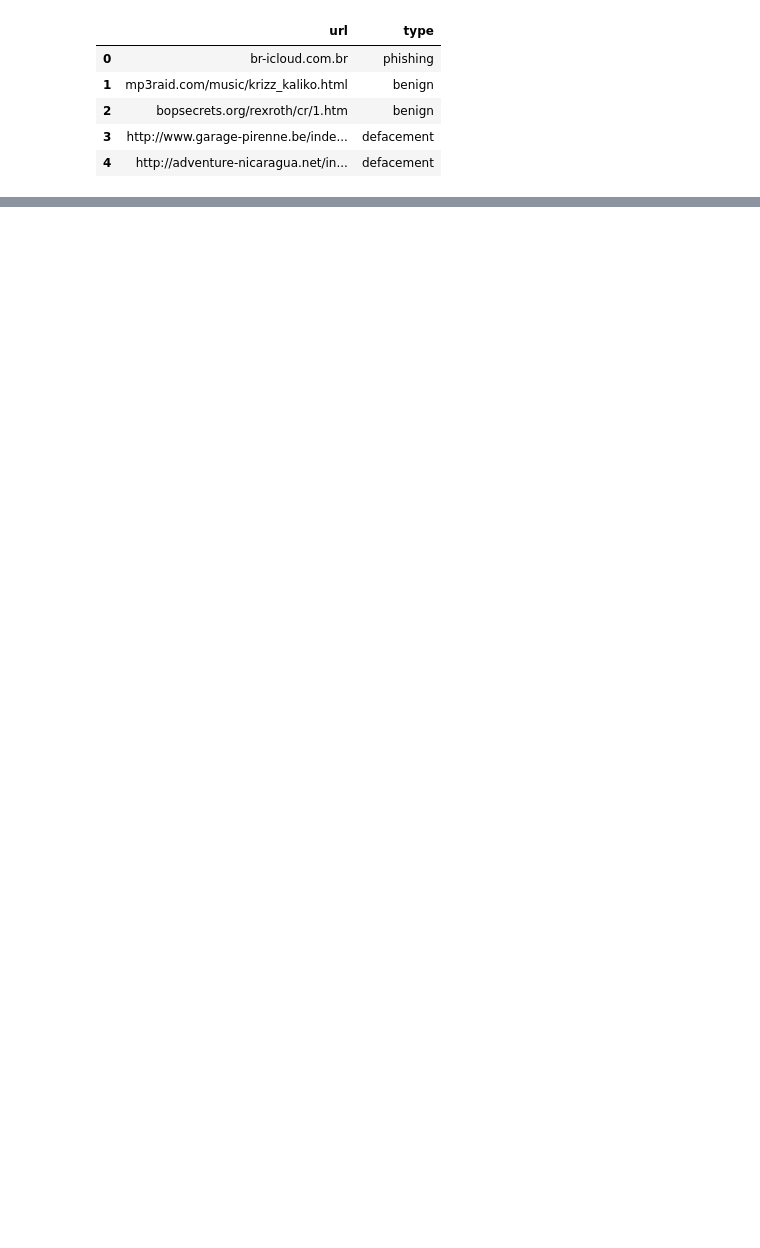
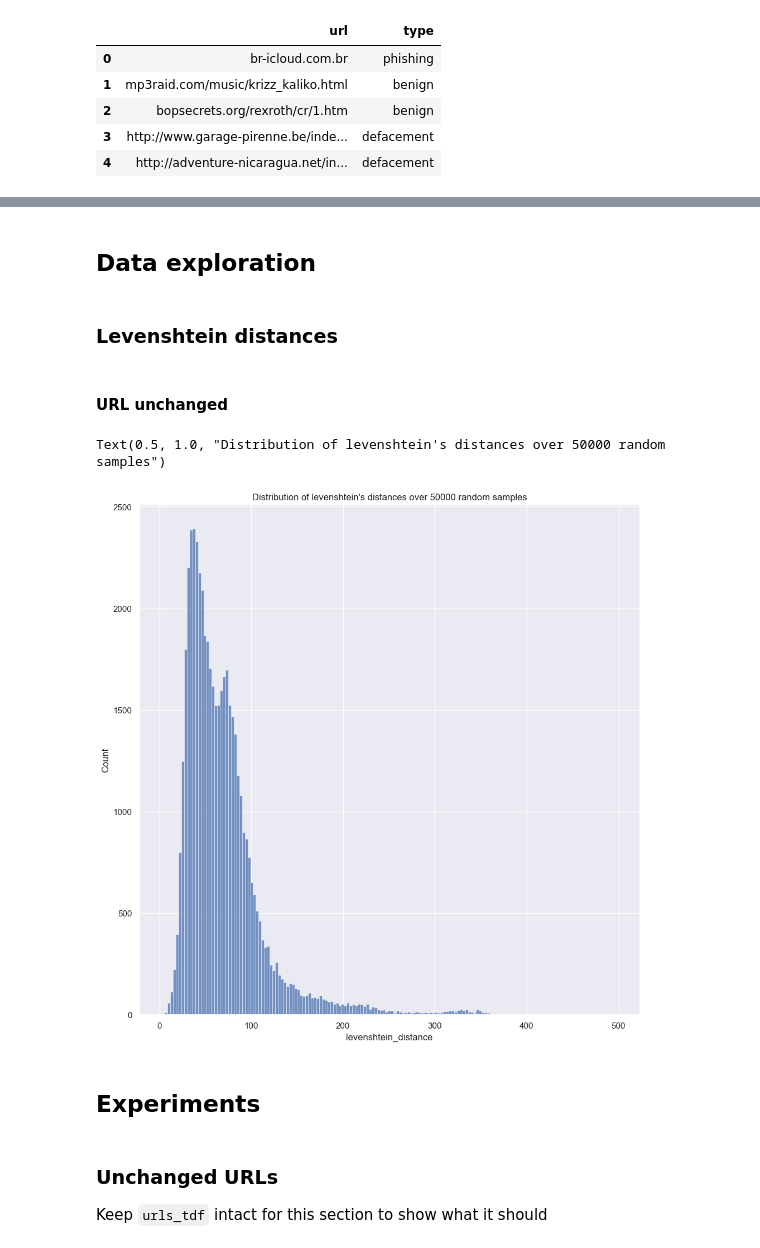
Before and after one commit to Kairixir/URL-domain-name-clustering, a Jupyter notebook: bachelor_thesis.ipynb, the cells around one changed output, grey strips where cells are left out. Cells and saved outputs as stored; diff of their text form; code cells hidden in the pictures; blank space fills up the shorter version.

Commit message:
feat: explore levenshtein distance; try sklearn trick for string clustering
The trick https://scikit-learn.org/0.16/faq.html\#how-do-i-deal-with-string-data-or-trees-graphs

```diff
--- a/bachelor_thesis.ipynb
+++ b/bachelor_thesis.ipynb
@@ -10,5 +43,9 @@ sns.set()
 # %%
-urls_df = pd.read_csv("datasets/kaggle_siddharta_malicious_benign.csv", delimiter=",")
+urls_df = pd.read_csv(
+    "datasets/kaggle_siddharta_malicious_benign.csv",
+    delimiter=",",
+    dtype={"url": "string"},
+)
 
 urls_df.head()
 # %% [output]
@@ -61,0 +81,40 @@ urls_tdf
+# %% [markdown]
+## Data exploration
+# %% [markdown]
+### Levenshtein distances
+# %% [markdown]
+#### URL unchanged
+# %%
+# Create two sets of N_SAMPLES random samples
+N_SAMPLES = 50000
+
+urls_tsdf = pd.DataFrame()
+
+urls_tsdf["sample1"] = urls_tdf.sample(n=N_SAMPLES, random_state=123).reset_index(
+    drop=True
+)["url"]
+urls_tsdf["sample2"] = urls_tdf.sample(n=N_SAMPLES, random_state=545).reset_index(
+    drop=True
+)["url"]
+# %%
+# Calculate Levenshtein distance on each pair (N_SAMPLES distances)
+urls_tsdf["levenshtein_distance"] = urls_tsdf.apply(
+    lambda row: levenshtein(row.sample1, row.sample2), axis=1
+)
+# %%
+sns.displot(
+    urls_tsdf[urls_tsdf["levenshtein_distance"] < 500],
+    x="levenshtein_distance",
+    binwidth=3,
+    height=10,
+)
+plt.title(f"Distribution of levenshtein's distances over {N_SAMPLES} random samples")
+# %% [output]
+Text(0.5, 1.0, "Distribution of levenshtein's distances over 50000 random samples")
+[figure, added]
+# %% [markdown]
+## Experiments
+# %% [markdown]
+### Unchanged URLs
+
+Keep `urls_tdf` intact for this section to show what it should
```
Also changed, not shown: parts of 12 cells of this notebook.
